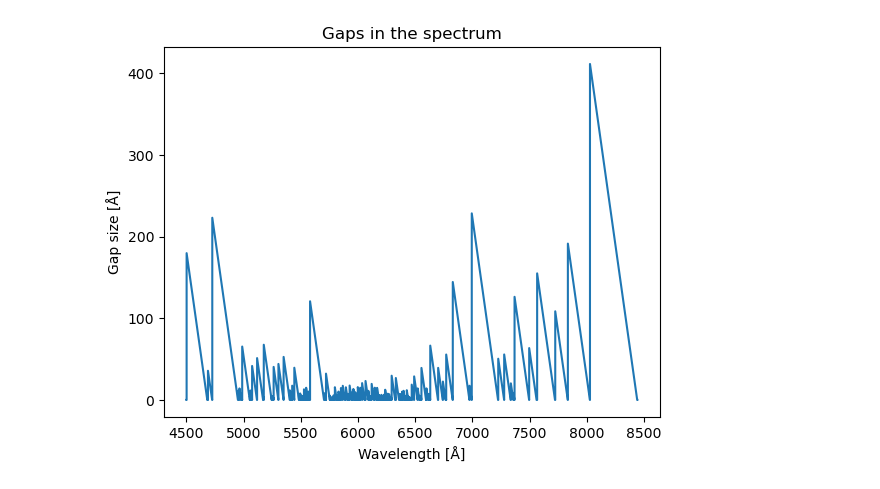
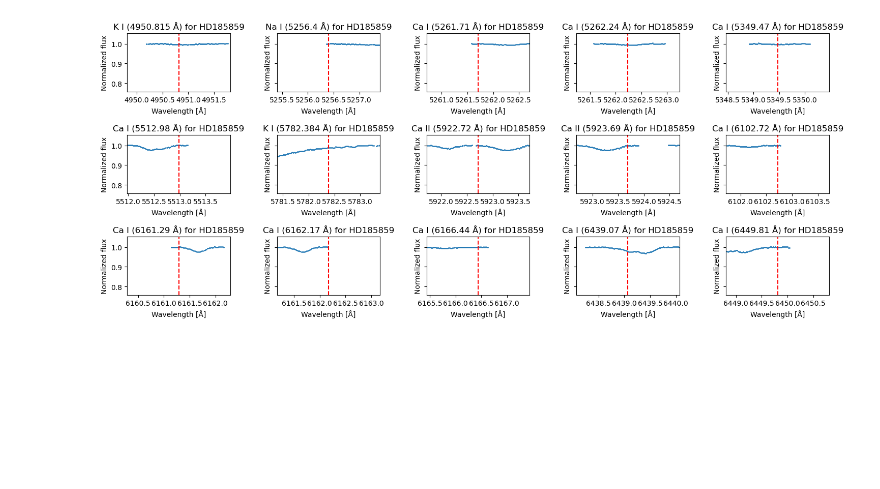
Before and after one commit to JvZeijl/brp-edibles, a Jupyter notebook: analysis_test.ipynb, the cells around one changed output. Saved outputs shown, nothing was run; the diff lists cells and outputs as text; code cells hidden in the pictures; blank space fills up the shorter version.

```diff
--- a/analysis_test.ipynb
+++ b/analysis_test.ipynb
@@ -69,9 +94,39 @@ hd185859.plot()
-# %%
-plt.plot(hd185859.wavelength[:-1], np.diff(hd185859.wavelength))
-plt.title('Gaps in the spectrum')
-plt.xlabel('Wavelength [Å]')
-plt.ylabel('Gap size [Å]')
-plt.savefig(path.join(OUTPUT_FOLDER, 'gaps.pdf'))
-plt.show()
-# %% [output]
-[figure, removed]
+# %%
+def plot_around_line(spectrum: Spectrum, line: AtomicLine, margin: float = 5, savefile: str | None = None):
+    plt.plot(spectrum.wavelength, spectrum.flux, '.', ms=2, label=spectrum.target)
+    plt.axvline(line.wavelength, label=f'{line.fmt_atom()}: {line.wavelength} Å', color='red')
+
+    plt.title(f'{line.fmt_atom()} for {spectrum.target}')
+    plt.xlabel('Wavelength [Å]')
+    plt.ylabel('Normalized flux')
+    plt.xlim(line.wavelength - margin, line.wavelength + margin)
+    plt.legend()
+
+    if savefile != None:
+        plt.savefig(path.join(OUTPUT_FOLDER, savefile))
+
+    plt.show()
+
+MARGIN = 0.05
+detected_als = hd185859.detected_atomic_lines(MARGIN)
+N_COLUMNS = 5
+N_ROWS = int(np.ceil(len(detected_als)) / N_COLUMNS)
+fig, axes = plt.subplots(nrows=N_ROWS, ncols=N_COLUMNS, sharey=True)
+
+for line, ax in zip(detected_als, axes.flatten()):
+    ax.plot(hd185859.wavelength, hd185859.flux, '.', ms=2, label=hd185859.target)
+    ax.axvline(line.wavelength, linestyle='--', label=f'{line.fmt_atom()}: {line.wavelength} Å', color='red')
+
+    ax.set_title(f'{line.fmt_atom()} ({line.wavelength} Å) for {hd185859.target}')
+    ax.set_xlabel('Wavelength [Å]')
+    ax.set_ylabel('Normalized flux')
+    ax.set_xlim(line.wavelength - 1, line.wavelength + 1)
+    ax.ticklabel_format(useOffset=False)
+
+FIG_SIZE = 15
+
+fig.tight_layout(pad=0)
+fig.set_size_inches(FIG_SIZE, 6)
+fig.show()
+# %% [output]
+[figure, added]
```
Also changed, not shown: parts of 4 cells of this notebook, 2 other files.
